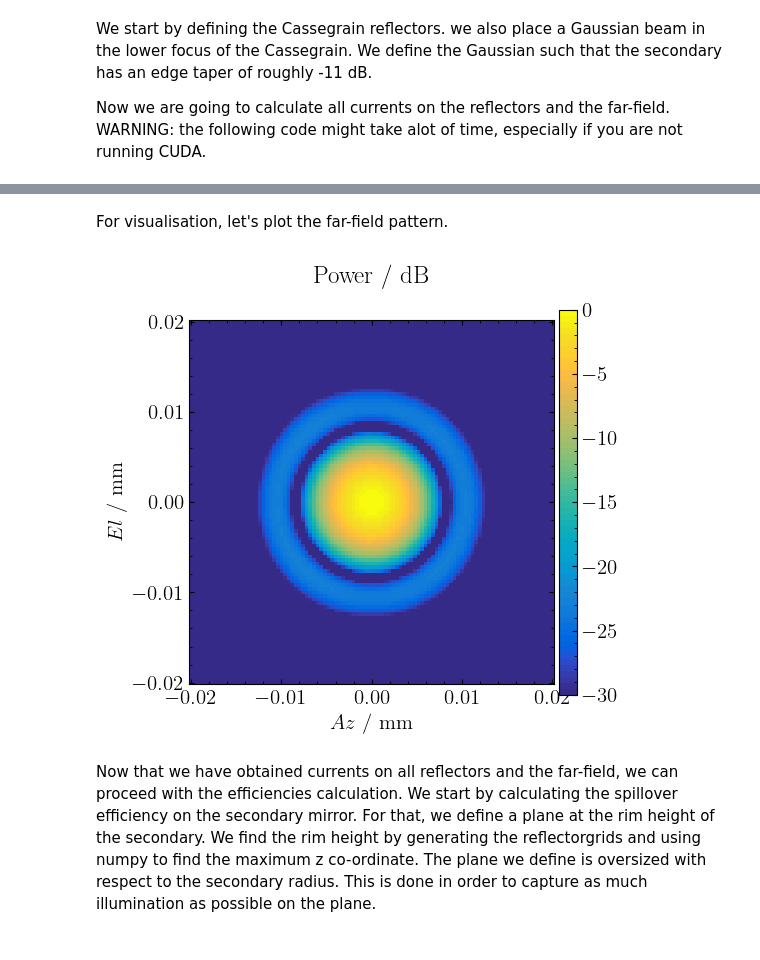
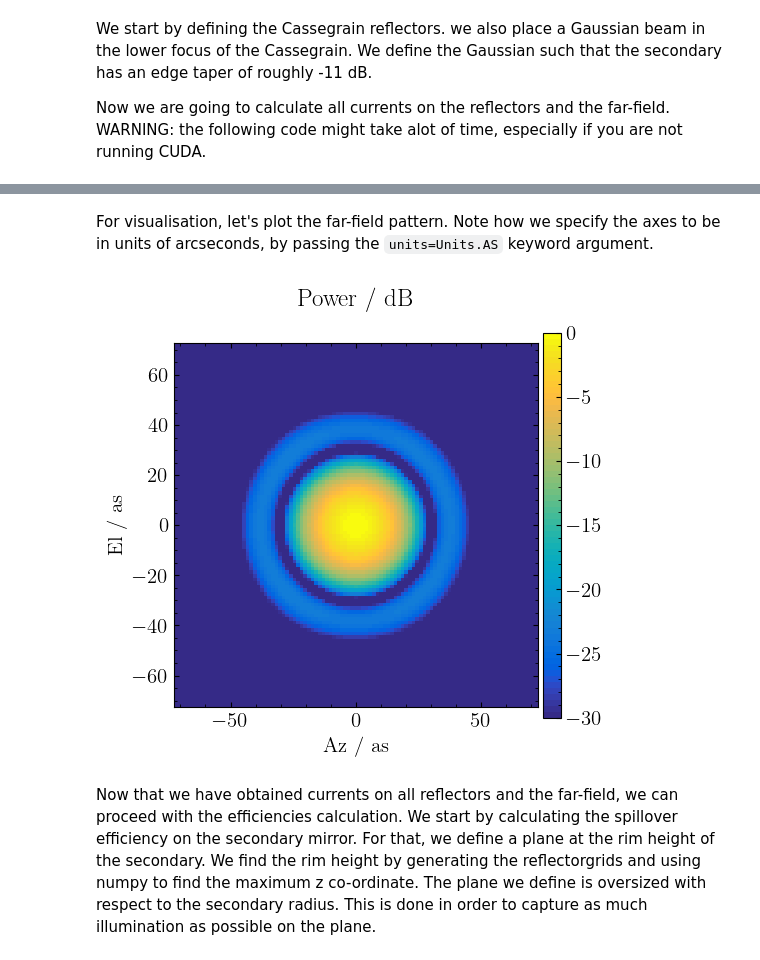
Before and after one commit to PyPO-dev/PyPO, a Jupyter notebook: tutorials/Tutorial5.ipynb, the cells around one changed output, grey strips where cells are left out. Drawn from its saved outputs; the diff is of its cells as text; code cells hidden in the pictures.

```diff
--- a/tutorials/Tutorial5.ipynb
+++ b/tutorials/Tutorial5.ipynb
@@ -133,10 +133,10 @@ s.runPO(pri_to_ff)
 <PyPO.PyPOTypes.fields at 0x...>
-# %% [markdown]
-For visualisation, let's plot the far-field pattern.
+# %% [markdown]
+For visualisation, let's plot the far-field pattern. Note how we specify the axes to be in units of arcseconds, by passing the `units=Units.AS` keyword argument.
 # %%
-s.plotBeam2D("EH_ff", FieldComponents.Ex, vmin=-30, amp_only=True)
+s.plotBeam2D("EH_ff", FieldComponents.Ex, vmin=-30, amp_only=True, units=Units.AS)
 # %% [output]
-[figure, old version]
+[figure, new version]
 # %% [markdown]
 Now that we have obtained currents on all reflectors and the far-field, we can proceed with the efficiencies calculation. We start by calculating the spillover efficiency on the secondary mirror. For that, we define a plane at the rim height of the secondary. We find the rim height by generating the reflectorgrids and using numpy to find the maximum z co-ordinate. The plane we define is oversized with respect to the secondary radius. This is done in order to capture as much illumination as possible on the plane.
 # %%
```
Also changed, not shown: parts of 8 cells of this notebook, 3 other files.
